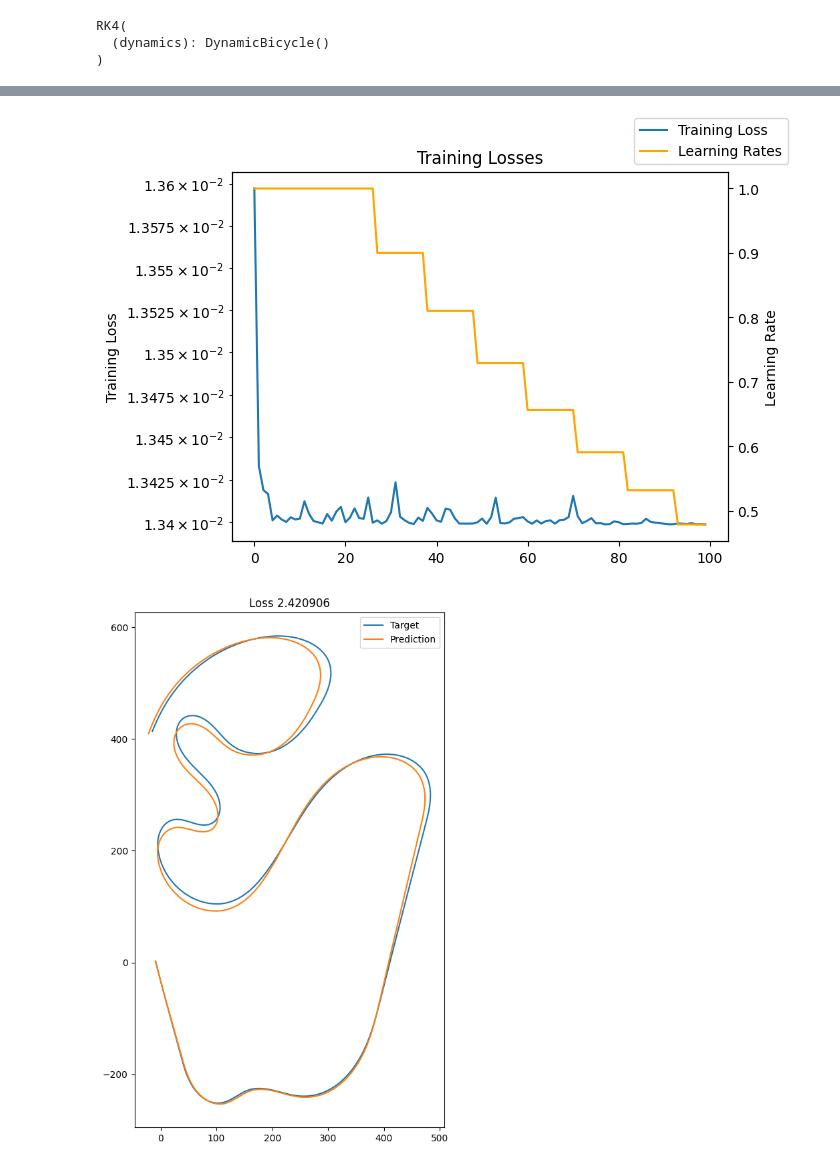
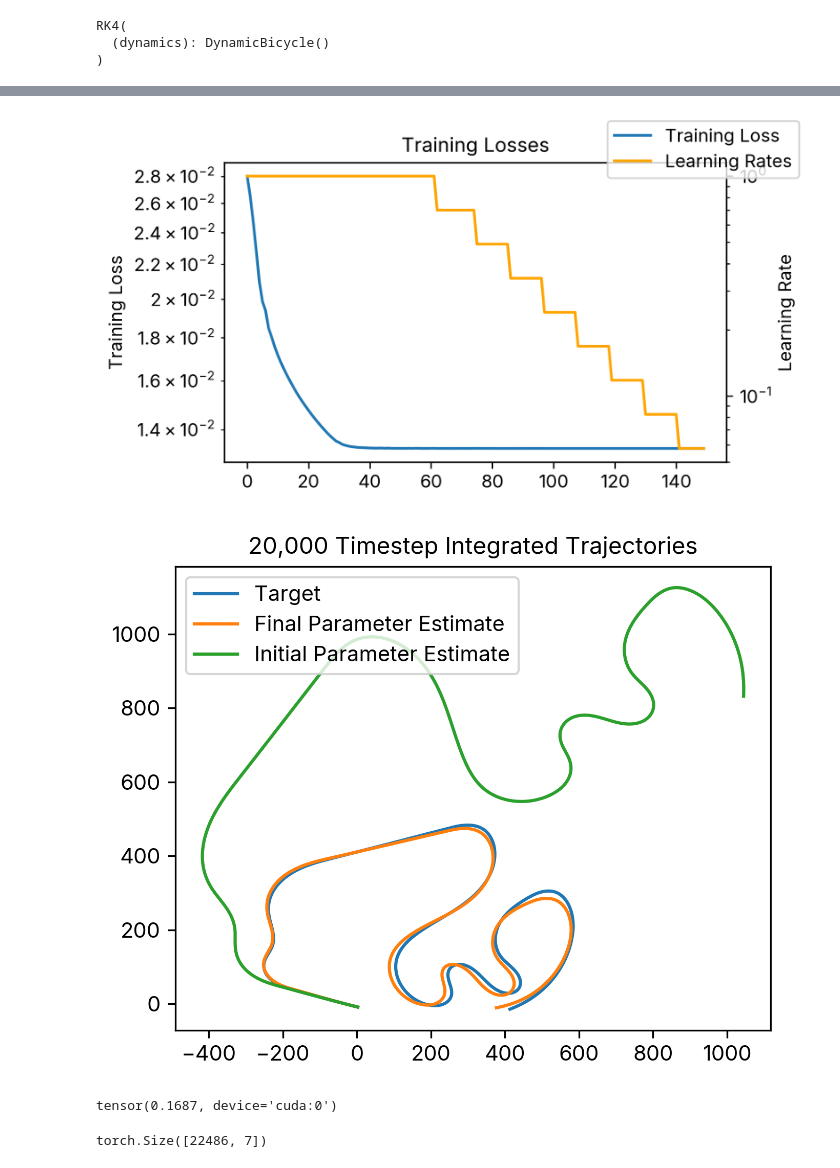
Before and after one commit to nandantumu/PIT, a Jupyter notebook: bin/ModelFitting.ipynb, the cells around one changed output, grey strips where cells are left out. Saved outputs shown, nothing was run; the diff lists cells and outputs as text; code cells hidden in the pictures.

```diff
--- a/bin/ModelFitting.ipynb
+++ b/bin/ModelFitting.ipynb
@@ -142,9 +142,9 @@ with torch.no_grad():
 # %%
 # %%
-fig, ax = plt.subplots(1, 1, figsize=(10,10))
+fig, ax = plt.subplots(1, 1, figsize=(5,5))
 LEN=20000
 ax.plot(target_states[:LEN, 0].cpu().numpy(), target_states[:LEN, 1].cpu().numpy(), label="Target")
-ax.plot(euler_output_states[:LEN, 0].detach().cpu().numpy(), euler_output_states[:LEN, 1].detach().cpu().numpy(), label="Euler Prediction")
+ax.plot(initial_guess_output_states[:LEN, 0].detach().cpu().numpy(), initial_guess_output_states[:LEN, 1].detach().cpu().numpy(), label="Euler Prediction")
 #ax.plot(rk4_output_states[:LEN, 0].detach().cpu().numpy(), rk4_output_states[:LEN, 1].detach().cpu().numpy(), label="RK4 Prediction")
 ax.set_aspect(1.0)
 ax.legend()
@@ -154,10 +154,10 @@ ax.legend()
 # %%
 # %%
 from tqdm.auto import tqdm
-EPOCHS = 100
-integrator = euler_integrator
+EPOCHS = 150
+integrator = rk4_integrator
 optimizer = torch.optim.SGD(integrator.parameters(), lr=1, momentum=0.8)
-scheduler = torch.optim.lr_scheduler.ReduceLROnPlateau(optimizer, patience=10, factor=0.9)
+scheduler = torch.optim.lr_scheduler.ReduceLROnPlateau(optimizer, patience=10, factor=0.7)
 
 with torch.no_grad():
         output_states = integrator(initial_state, control_inputs)
@@ -193,7 +193,7 @@ for i in tqdm(range(EPOCHS)):
         output_states = integrator(batched_initial_states,batched_control_inputs)
         val_loss = torch.nn.functional.l1_loss(output_states, batched_target_states)
         losses.append(val_loss.item())
-    print(f"Epoch: {i} | Training Loss: {loss.item()} | Validation Loss: {val_loss.item()} | LR: {optimizer.param_groups[0]['lr']}")
+    tqdm.write(f"Epoch: {i} | Training Loss: {loss.item()} | Validation Loss: {val_loss.item()} | LR: {optimizer.param_groups[0]['lr']}")
     lrs.append(optimizer.param_groups[0]['lr'])
     scheduler.step(val_loss)
 # %% [output]
@@ -218,33 +213,43 @@ Epoch: 99 | Training Loss: 0.01840549148619175 | Validation Loss: 0.013398807495
 # %%
-fig, ax = plt.subplots()
+fig, ax = plt.subplots(figsize=(5,3))
 ax.plot(losses, label='Training Loss')
 ax.set_ylabel("Training Loss")
 ax.set_yscale('log')
 secax = ax.twinx()
 secax.set_ylabel("Learning Rate")
 secax.plot(lrs, label="Learning Rates", color='orange')
-#secax.set_yscale('log')
+secax.set_yscale('log')
 ax.set_title("Training Losses")
 fig.legend()
 plt.show()
 # %% [output]
-[figure, old version]
+[figure, new version]
 # %%
 # %%
 with torch.no_grad():
     output_states = integrator(initial_state, control_inputs)
     val_loss = torch.nn.functional.l1_loss(output_states, target_states)
 # %%
-fig, ax = plt.subplots(1, 1, figsize=(10,10))
+fig, ax = plt.subplots(1, 1, figsize=(5,5))
 LEN=20000
-ax.plot(target_states[:LEN, 0].cpu().numpy(), target_states[:LEN, 1].cpu().numpy(), label="Target")
-ax.plot(output_states[:LEN, 0].detach().cpu().numpy(), output_states[:LEN, 1].detach().cpu().numpy(), label="Prediction")
+ax.plot(target_states[:LEN, 1].cpu().numpy(), target_states[:LEN, 0].cpu().numpy(), label="Target")
+ax.plot(output_states[:LEN, 1].detach().cpu().numpy(), output_states[:LEN, 0].detach().cpu().numpy(), label="Final Parameter Estimate")
+ax.plot(initial_guess_output_states[:LEN, 1].detach().cpu().numpy(), initial_guess_output_states[:LEN, 0].detach().cpu().numpy(), label="Initial Parameter Estimate")
 ax.set_aspect(1.0)
 ax.legend()
-ax.set_title("Loss {:4f}".format(val_loss.item()))
+ax.set_title("20,000 Timestep Integrated Trajectories")
+plt.savefig("integrated_traj.pdf", bbox_inches='tight')
 plt.show()
 # %% [output]
-[figure, old version]
+[figure, new version]
+# %%
+torch.norm(output_states[:,:2] - target_states[:,:2])/output_states.shape[0]
+# %% [output]
+tensor(0.1687, device='cuda:0')
+# %%
+output_states.shape
+# %% [output]
+torch.Size([22486, 7])
 # %%
 print("{")
 for key in dynamics.state_dict().keys():
```
Also changed, not shown: parts of 5 cells of this notebook, 1 other file.
